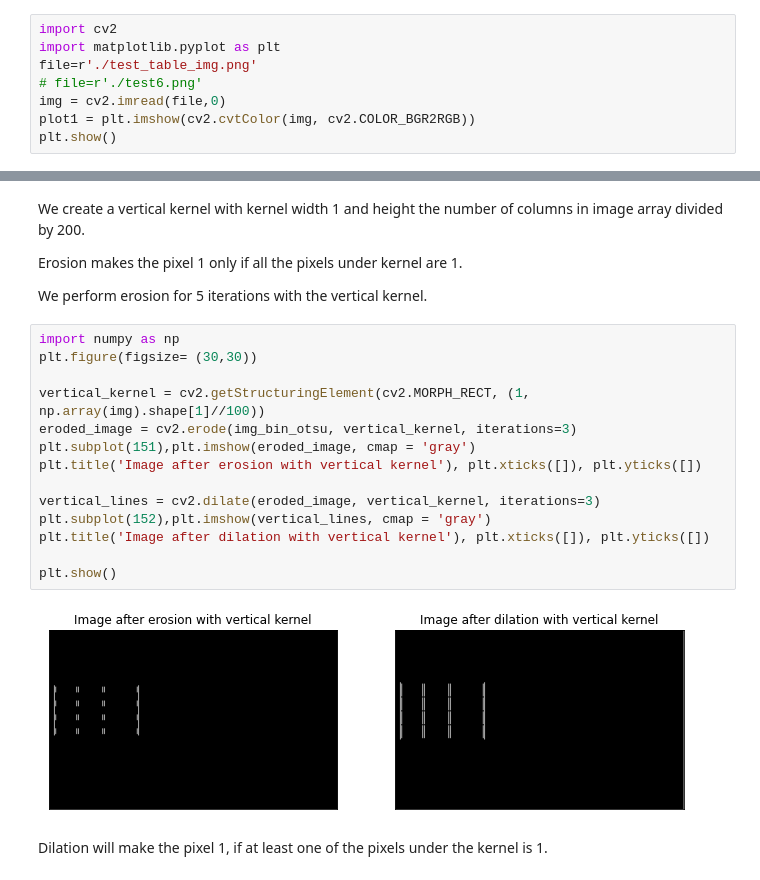
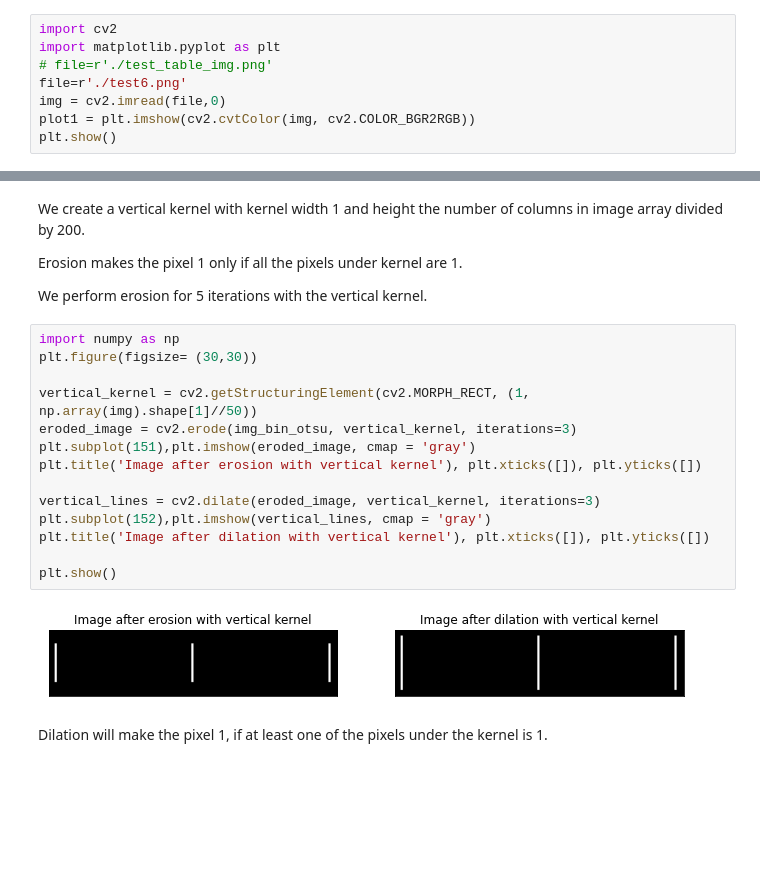
Before and after one commit to superzw/Table_Data_Extraction, a Jupyter notebook: debug.ipynb, the cells around one changed output, grey strips where cells are left out. Drawn from its saved outputs; the diff is of its cells as text; blank space fills up the shorter version.

```diff
--- a/debug.ipynb
+++ b/debug.ipynb
@@ -5,8 +8,8 @@
 # %%
 import cv2
 import matplotlib.pyplot as plt
-file=r'./test_table_img.png'
-# file=r'./test6.png'
+# file=r'./test_table_img.png'
+file=r'./test6.png'
 img = cv2.imread(file,0)
 plot1 = plt.imshow(cv2.cvtColor(img, cv2.COLOR_BGR2RGB))
 plt.show()
@@ -65,19 +68,19 @@ We perform erosion for 5 iterations with the vertical kernel.
 # %%
 import numpy as np
 plt.figure(figsize= (30,30))
 
-vertical_kernel = cv2.getStructuringElement(cv2.MORPH_RECT, (1, np.array(img).shape[1]//100))
+vertical_kernel = cv2.getStructuringElement(cv2.MORPH_RECT, (1, np.array(img).shape[1]//50))
 eroded_image = cv2.erode(img_bin_otsu, vertical_kernel, iterations=3)
 plt.subplot(151),plt.imshow(eroded_image, cmap = 'gray')
 plt.title('Image after erosion with vertical kernel'), plt.xticks([]), plt.yticks([])
 
 vertical_lines = cv2.dilate(eroded_image, vertical_kernel, iterations=3)
 plt.subplot(152),plt.imshow(vertical_lines, cmap = 'gray')
 plt.title('Image after dilation with vertical kernel'), plt.xticks([]), plt.yticks([])
 
 plt.show()
 # %% [output]
-[figure, old version]
+[figure, new version]
 # %% [markdown]
 Dilation will make the pixel 1, if at least one of the pixels under the kernel is 1.
 # %% [markdown]
```
Also changed, not shown: parts of 20 cells of this notebook, 4 other files.
